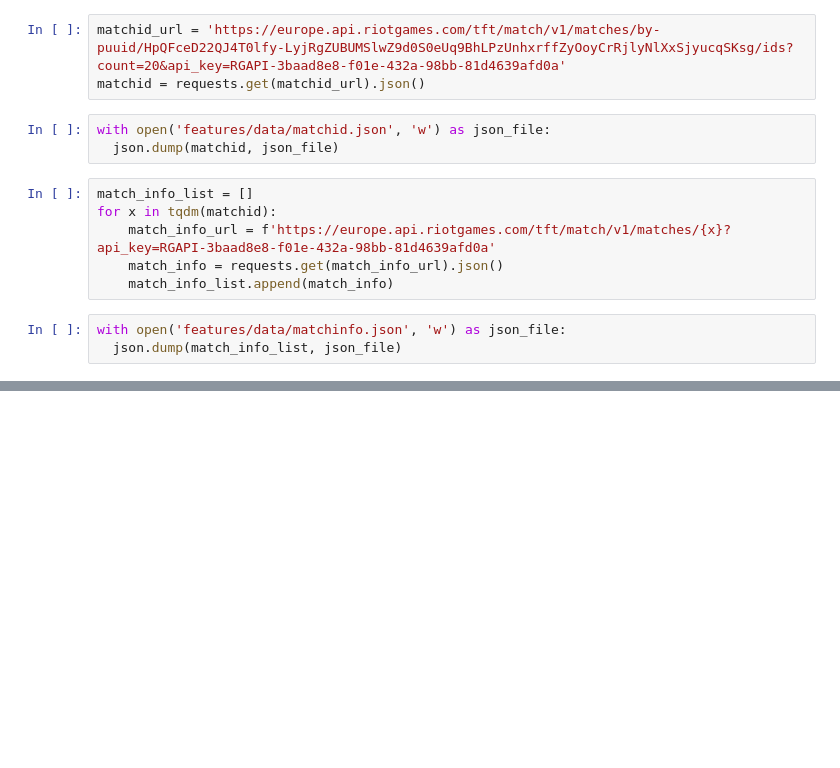
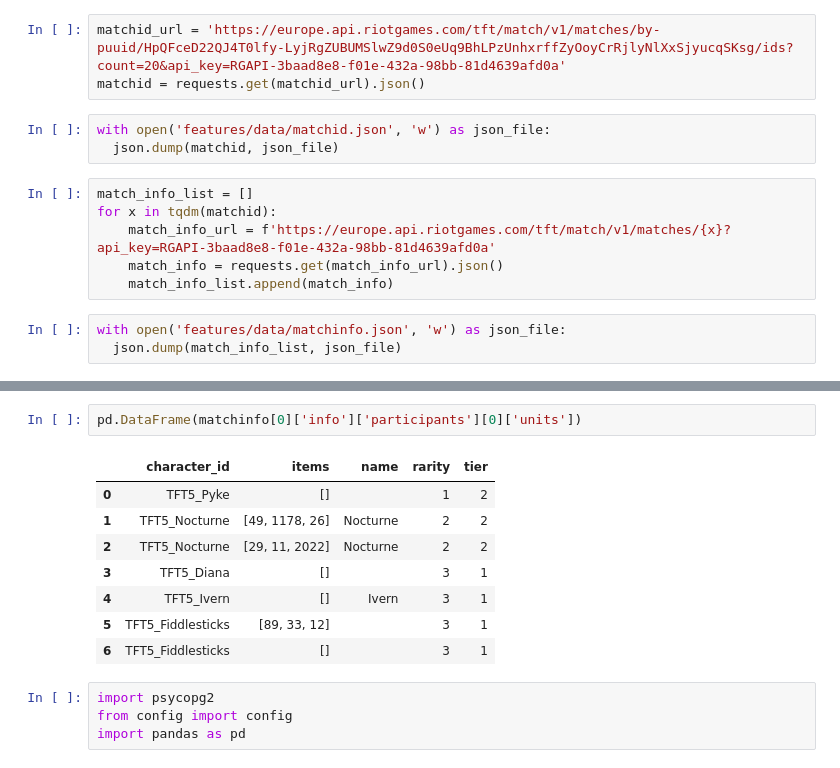
Before and after one commit to yeungadrian/GizmoGadgets, a Jupyter notebook: example.ipynb, the cells around one changed output, grey strips where cells are left out. Drawn from its saved outputs; the diff is of its cells as text; blank space fills up the shorter version.

```diff
--- a/example.ipynb
+++ b/example.ipynb
@@ -42,0 +132,15 @@ with open('features/data/matchinfo.json', 'w') as json_file:
+# %%
+pd.DataFrame(matchinfo[0]['info']['participants'][0]['units'])
+# %% [output]
+|  | character_id | items | name | rarity | tier |
+| 0 | TFT5_Pyke | [] |  | 1 | 2 |
+| 1 | TFT5_Nocturne | [49, 1178, 26] | Nocturne | 2 | 2 |
+| 2 | TFT5_Nocturne | [29, 11, 2022] | Nocturne | 2 | 2 |
+| 3 | TFT5_Diana | [] |  | 3 | 1 |
+| 4 | TFT5_Ivern | [] | Ivern | 3 | 1 |
+| 5 | TFT5_Fiddlesticks | [89, 33, 12] |  | 3 | 1 |
+| 6 | TFT5_Fiddlesticks | [] |  | 3 | 1 |
+# %%
+import psycopg2
+from config import config
+import pandas as pd
```
Also changed, not shown: parts of 16 cells of this notebook, 4 other files.
